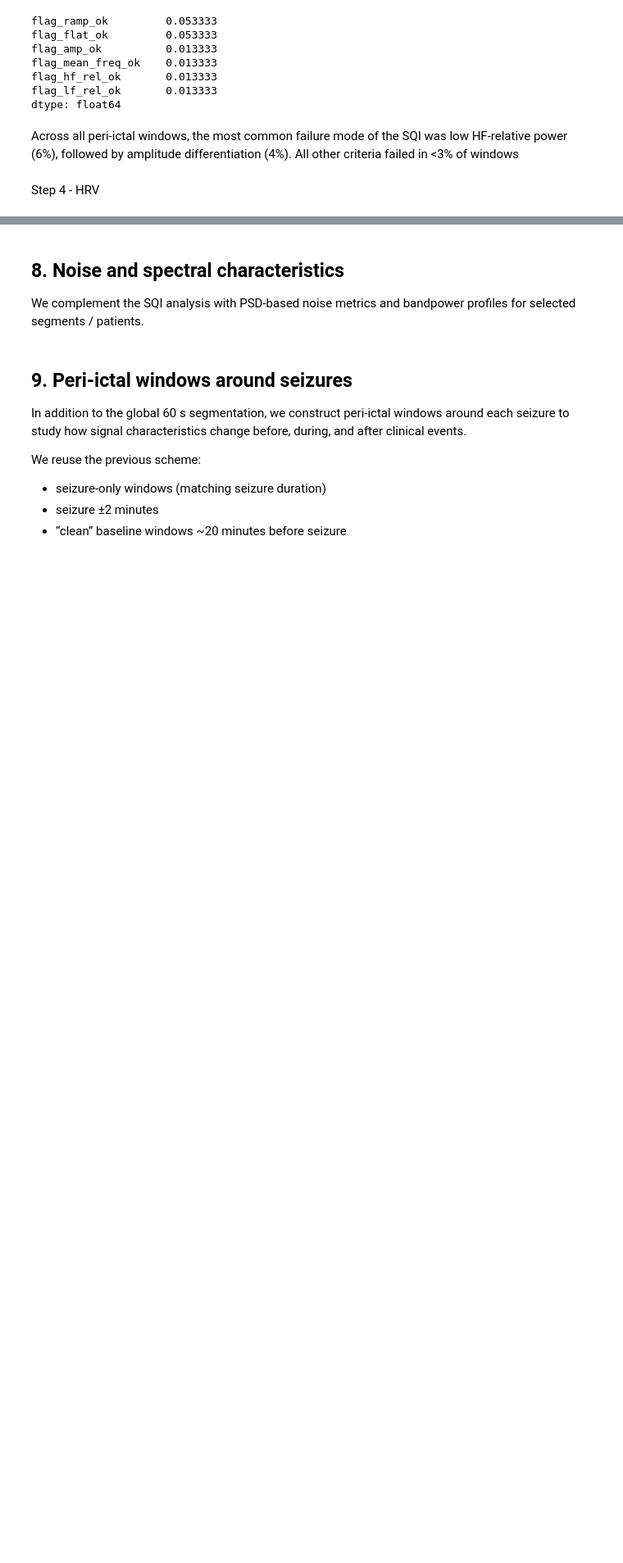
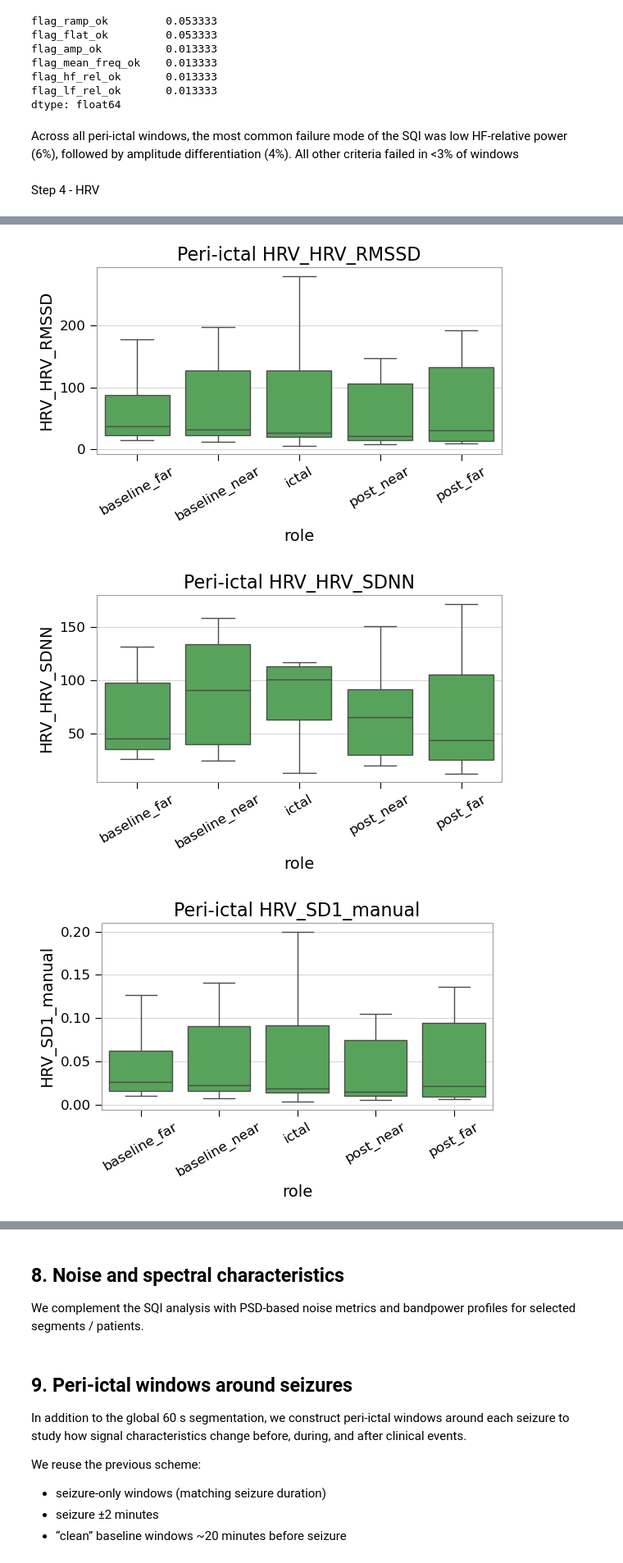
Before and after one commit to AU668208/Epilepsy_MasterThesis, a Jupyter notebook: Study3_Analysis.ipynb, the cells around one changed output, grey strips where cells are left out. Shown at 82% size. Saved outputs shown, nothing was run; the diff lists cells and outputs as text; code cells hidden in the pictures; blank space fills up the shorter version.

```diff
--- a/Study3_Analysis.ipynb
+++ b/Study3_Analysis.ipynb
@@ -795,0 +805,18 @@ df_all_hrv.head()
+# %%
+roles_order = ["baseline_far", "baseline_near", "ictal", "post_near", "post_far"]
+
+short_hrv_cols = [
+    "HRV_HRV_MeanNN",
+    "HRV_HRV_SDNN",
+    "HRV_HRV_RMSSD",
+    "HRV_HRV_SDSD",
+    "HRV_SD1_manual",
+    "HRV_SD2_manual",
+    "HRV_SD1SD2_manual",
+]
+
+df_hrv_short = df_hrv_full[
+    ["recording_uid", "patient_id", "seizure_id", "role"] + short_hrv_cols
+].copy()
+
+df_hrv_short.head()
@@ -795,0 +872,28 @@ df_all_hrv.head()
+# %%
+import seaborn as sns
+import matplotlib.pyplot as plt
+
+def plot_hrv_feature(feature: str):
+    plt.figure(figsize=(6, 4))
+    sns.boxplot(
+        data=df_hrv_short,
+        x="role",
+        y=feature,
+        order=roles_order,
+        showfliers=False,
+    )
+    plt.title(f"Peri-ictal {feature}")
+    plt.xticks(rotation=30)
+    plt.tight_layout()
+    plt.show()
+
+# Eksempler:
+plot_hrv_feature("HRV_HRV_RMSSD")
+plot_hrv_feature("HRV_HRV_SDNN")
+plot_hrv_feature("HRV_SD1_manual")
+plot_hrv_feature("HRV_SD2_manual")
+plot_hrv_feature("HRV_SD1SD2_manual")
+# %% [output]
+[figure, added]
+[figure, added]
+[figure, added]
```
Also changed, not shown: parts of 25 cells of this notebook, 3 other files.
